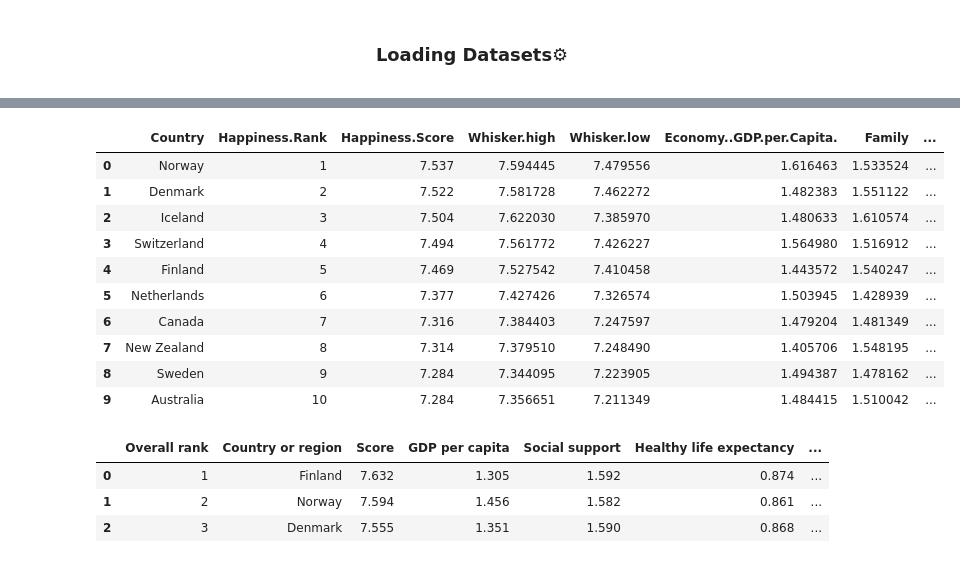
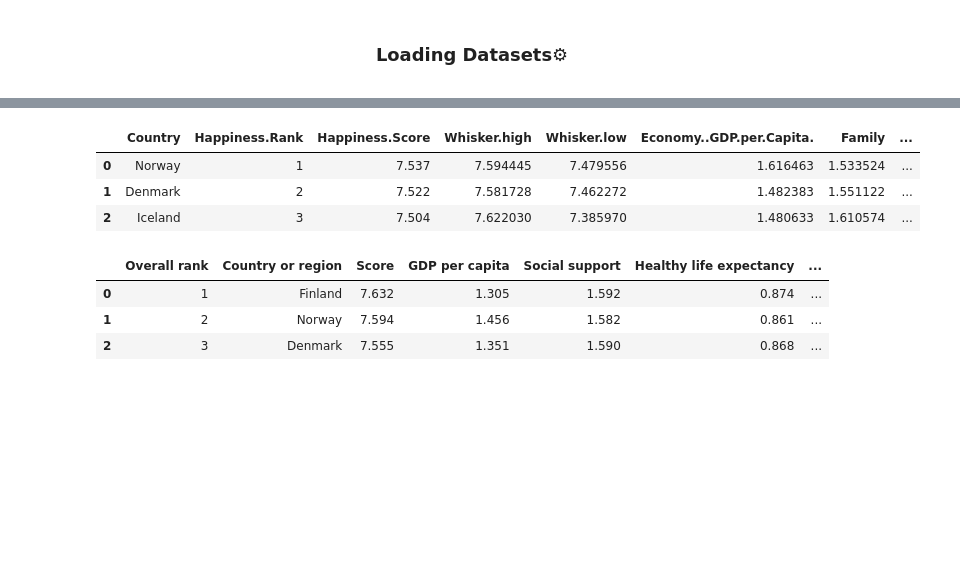
Before and after one commit to nkilm/world-happiness-report, a Jupyter notebook: datathon.ipynb, the cells around one changed output, grey strips where cells are left out. Drawn from its saved outputs; the diff is of its cells as text; code cells hidden in the pictures; blank space fills up the shorter version.

```diff
--- a/datathon.ipynb
+++ b/datathon.ipynb
@@ -59,19 +59,12 @@ df4.head(3)
 | 1 | Switzerland | Western Europe | 2 | 7.509 | 7.428 | 7.590 | ... |
 | 2 | Iceland | Western Europe | 3 | 7.501 | 7.333 | 7.669 | ... |
 # %%
-df1.head(10)
+df1.head(3)
 # %% [output]
 |  | Country | Happiness.Rank | Happiness.Score | Whisker.high | Whisker.low | Economy..GDP.per.Capita. | Family | ... |
 | 0 | Norway | 1 | 7.537 | 7.594445 | 7.479556 | 1.616463 | 1.533524 | ... |
 | 1 | Denmark | 2 | 7.522 | 7.581728 | 7.462272 | 1.482383 | 1.551122 | ... |
 | 2 | Iceland | 3 | 7.504 | 7.622030 | 7.385970 | 1.480633 | 1.610574 | ... |
-| 3 | Switzerland | 4 | 7.494 | 7.561772 | 7.426227 | 1.564980 | 1.516912 | ... |
-| 4 | Finland | 5 | 7.469 | 7.527542 | 7.410458 | 1.443572 | 1.540247 | ... |
-| 5 | Netherlands | 6 | 7.377 | 7.427426 | 7.326574 | 1.503945 | 1.428939 | ... |
-| 6 | Canada | 7 | 7.316 | 7.384403 | 7.247597 | 1.479204 | 1.481349 | ... |
-| 7 | New Zealand | 8 | 7.314 | 7.379510 | 7.248490 | 1.405706 | 1.548195 | ... |
-| 8 | Sweden | 9 | 7.284 | 7.344095 | 7.223905 | 1.494387 | 1.478162 | ... |
-| 9 | Australia | 10 | 7.284 | 7.356651 | 7.211349 | 1.484415 | 1.510042 | ... |
 # %%
 df2.head(3)
 # %% [output]
```
Also changed, not shown: parts of 9 cells of this notebook.
